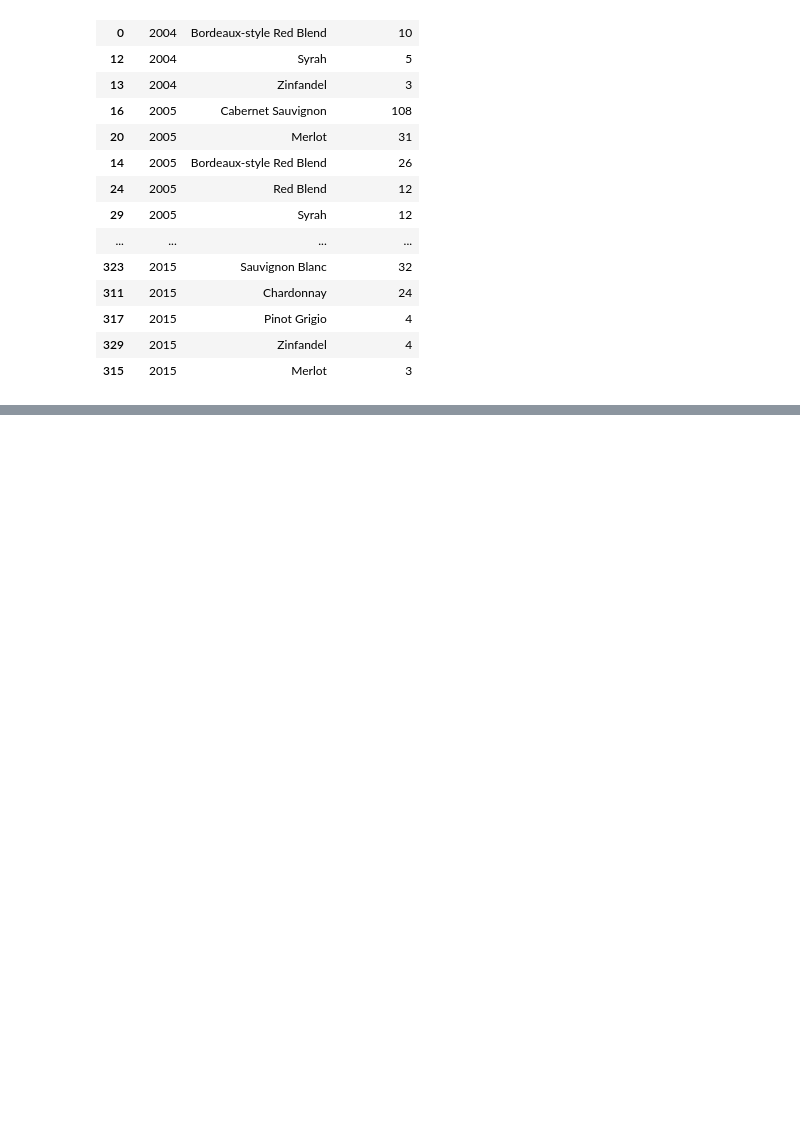
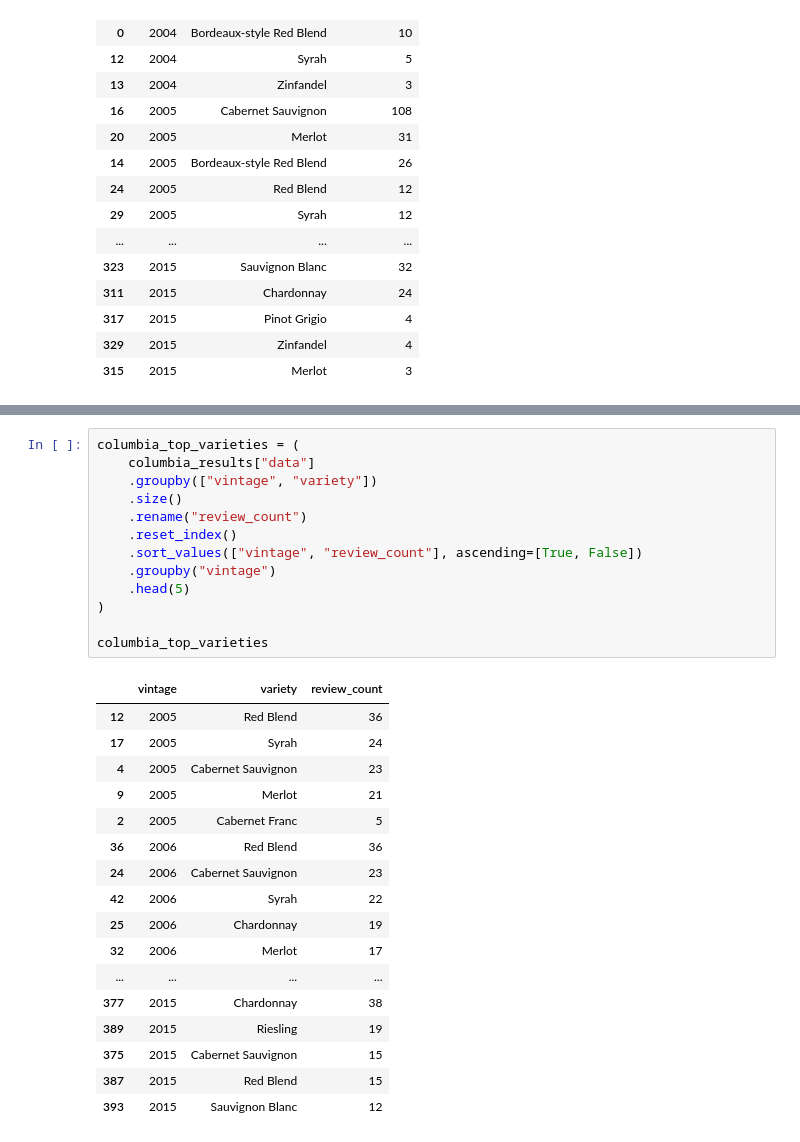
Before and after one commit to dylanhernandez1/DATA4401_Project3, a Jupyter notebook: Vintage_Text_Analysis.ipynb, the cells around one changed output, grey strips where cells are left out. Saved outputs shown, nothing was run; the diff lists cells and outputs as text; blank space fills up the shorter version.

```diff
--- a/Vintage_Text_Analysis.ipynb
+++ b/Vintage_Text_Analysis.ipynb
@@ -676,0 +895,31 @@ variety_share_by_vintage[top_10_varieties].round(1)
+# %%
+columbia_top_varieties = (
+    columbia_results["data"]
+    .groupby(["vintage", "variety"])
+    .size()
+    .rename("review_count")
+    .reset_index()
+    .sort_values(["vintage", "review_count"], ascending=[True, False])
+    .groupby("vintage")
+    .head(5)
+)
+
+columbia_top_varieties
+# %% [output]
+|  | vintage | variety | review_count |
+| 12 | 2005 | Red Blend | 36 |
+| 17 | 2005 | Syrah | 24 |
+| 4 | 2005 | Cabernet Sauvignon | 23 |
+| 9 | 2005 | Merlot | 21 |
+| 2 | 2005 | Cabernet Franc | 5 |
+| 36 | 2006 | Red Blend | 36 |
+| 24 | 2006 | Cabernet Sauvignon | 23 |
+| 42 | 2006 | Syrah | 22 |
+| 25 | 2006 | Chardonnay | 19 |
+| 32 | 2006 | Merlot | 17 |
+| ... | ... | ... | ... |
+| 377 | 2015 | Chardonnay | 38 |
+| 389 | 2015 | Riesling | 19 |
+| 375 | 2015 | Cabernet Sauvignon | 15 |
+| 387 | 2015 | Red Blend | 15 |
+| 393 | 2015 | Sauvignon Blanc | 12 |
```
Also changed, not shown: parts of 9 cells of this notebook.
